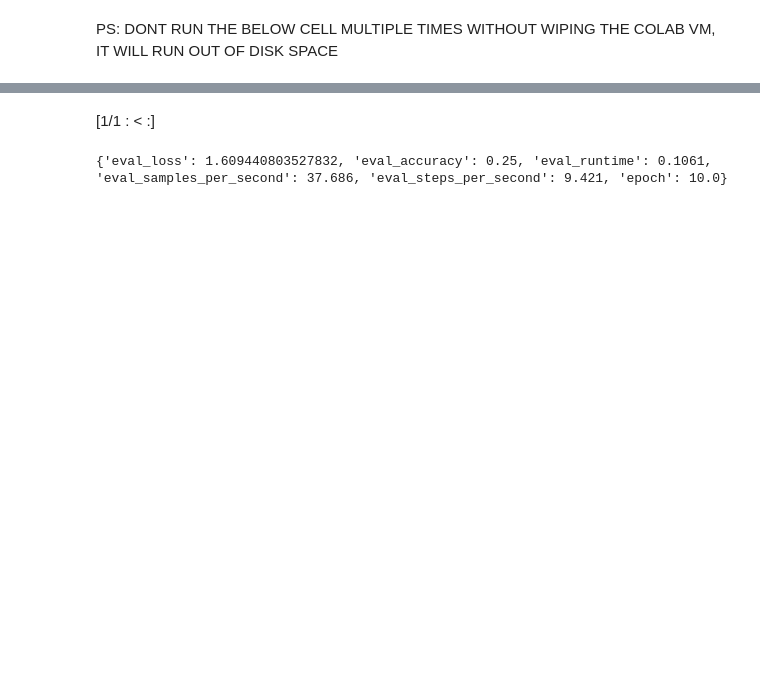
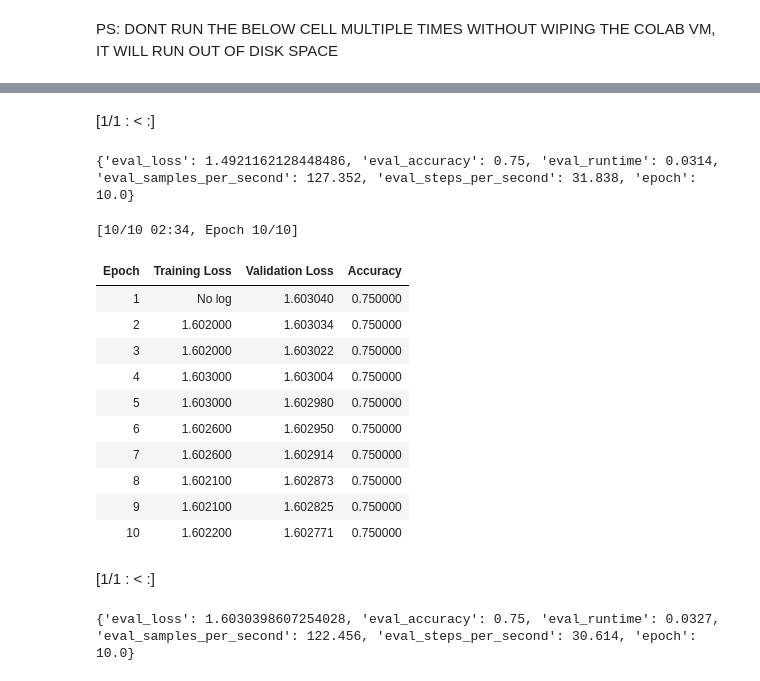
Before and after one commit to shreyasvinaya/SAiDL-Summer-Assignment-2023, a Jupyter notebook: SAIDL_assignment_task2_NLP.ipynb, the cells around one changed output, grey strips where cells are left out. Cells and saved outputs as stored; diff of their text form; code cells hidden in the pictures; blank space fills up the shorter version.

```diff
--- a/SAIDL_assignment_task2_NLP.ipynb
+++ b/SAIDL_assignment_task2_NLP.ipynb
@@ -319,11 +329,81 @@ You should probably TRAIN this model on a down-stream task to be able to use it
+# %%
+test_results = trainer_bert.evaluate(val_dataset_6)
+
+# Print out the results
+print(test_results)
+# %% [output]
+[1/1 : < :]
+{'eval_loss': 1.4921162128448486, 'eval_accuracy': 0.75, 'eval_runtime': 0.0314, 'eval_samples_per_second': 127.352, 'eval_steps_per_second': 31.838, 'epoch': 10.0}
+# %%
+torch.cuda.empty_cache()
+
+# Repeat the process for mBERT model and hope GPU doesnt run out of memory
+# # Create dataset objects for training and validation - 0.4
+# train_mdataset_4 = CodeMixedDataset(train_data["cmi_0.4"].tolist(), train_data["labels"].tolist(), tokenizer_mbert)
+# val_mdataset_4 = CodeMixedDataset(val_data["cmi_0.4"].tolist(), val_data["labels"].tolist(), tokenizer_mbert)
+
+# # Create dataset objects for training and validation - 0.2
+# train_mdataset_2 = CodeMixedDataset(train_data["cmi_0.2"].tolist(), train_data["labels"].tolist(), tokenizer_mbert)
+# val_mdataset_2 = CodeMixedDataset(val_data["cmi_0.2"].tolist(), val_data["labels"].tolist(), tokenizer_mbert)
+
+
+# Create dataset objects for training and validation - 0.6
+train_mdataset_6 = CodeMixedDataset(train_data["cmi_0.6"].tolist(), train_data["labels"].tolist(), tokenizer_mbert)
+val_mdataset_6 = CodeMixedDataset(val_data["cmi_0.6"].tolist(), val_data["labels"].tolist(), tokenizer_mbert)
+
+
+# # Create dataset objects for training and validation - 0.0
+# train_mdataset_0 = CodeMixedDataset(train_data["text"].tolist(), train_data["labels"].tolist(), tokenizer_mbert)
+# val_mdataset_0 = CodeMixedDataset(val_data["text"].tolist(), val_data["labels"].tolist(), tokenizer_mbert)
+
+training_args_mbert_4 = TrainingArguments(
+    output_dir='./results_mbert_6',
+    num_train_epochs=10,
+    per_device_train_batch_size=16,
+    per_device_eval_batch_size=64,
+    warmup_steps=500,
+    weight_decay=0.01,
+    logging_dir='./logs_mbert',
+    logging_steps=2,
+    load_best_model_at_end=True,
+    metric_for_best_model="accuracy",
+    evaluation_strategy="epoch",
+    save_strategy="epoch"
+)
+trainer_mbert = Trainer(
+    model=model_mbert,
+    args=training_args_mbert_4,
+    train_dataset=train_mdataset_6,
+    eval_dataset=val_mdataset_6,
+    compute_metrics=compute_metrics
+)
+
+# Finetune mBERT model on the training data
+trainer_mbert.train()
+
+# Save the finetuned mBERT model
+trainer_mbert.save_model("./fine_tuned_mbert_6")
+# %% [output]
+[10/10 02:34, Epoch 10/10]
+| Epoch | Training Loss | Validation Loss | Accuracy |
+| 1 | No log | 1.603040 | 0.750000 |
+| 2 | 1.602000 | 1.603034 | 0.750000 |
+| 3 | 1.602000 | 1.603022 | 0.750000 |
+| 4 | 1.603000 | 1.603004 | 0.750000 |
+| 5 | 1.603000 | 1.602980 | 0.750000 |
+| 6 | 1.602600 | 1.602950 | 0.750000 |
+| 7 | 1.602600 | 1.602914 | 0.750000 |
+| 8 | 1.602100 | 1.602873 | 0.750000 |
+| 9 | 1.602100 | 1.602825 | 0.750000 |
+| 10 | 1.602200 | 1.602771 | 0.750000 |
 # %%
 torch.cuda.empty_cache()
 # %%
 # Evaluate the model on the test data
-test_results = trainer_mbert.evaluate(val_dataset)
+test_results = trainer_mbert.evaluate(val_mdataset_6)
 
 # Print out the results
 print(test_results)
 # %% [output]
 [1/1 : < :]
-{'eval_loss': 1.609440803527832, 'eval_accuracy': 0.25, 'eval_runtime': 0.1061, 'eval_samples_per_second': 37.686, 'eval_steps_per_second': 9.421, 'epoch': 10.0}
+{'eval_loss': 1.6030398607254028, 'eval_accuracy': 0.75, 'eval_runtime': 0.0327, 'eval_samples_per_second': 122.456, 'eval_steps_per_second': 30.614, 'epoch': 10.0}
```
Also changed, not shown: parts of 7 cells of this notebook.
